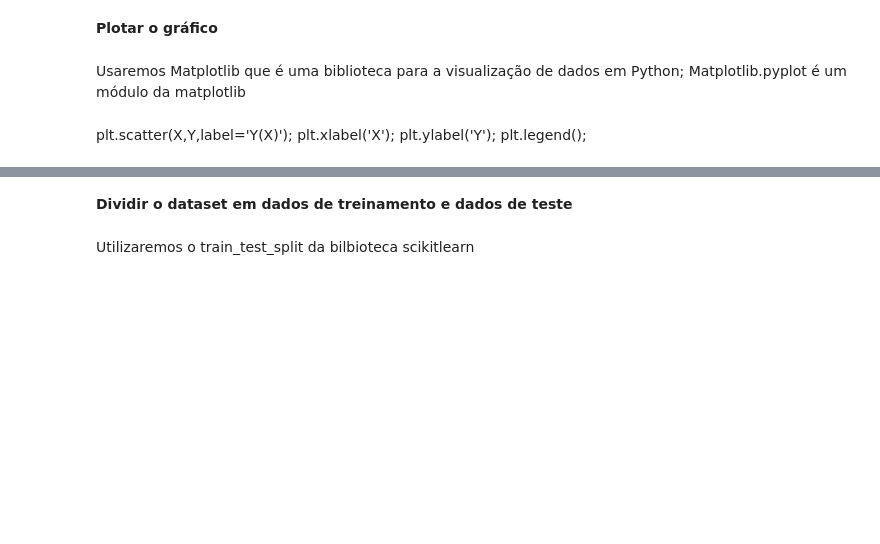
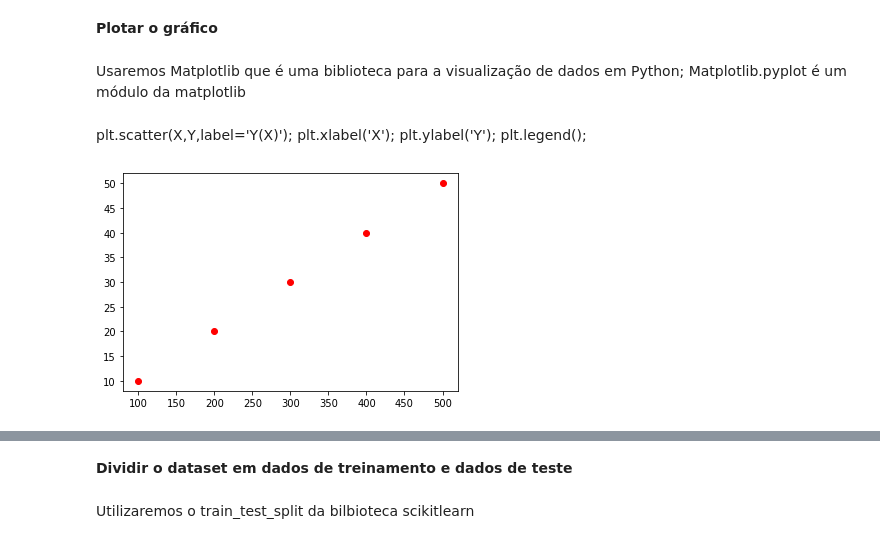
Before and after one commit to leonardorsolar/intelligence-artificial, a Jupyter notebook: RegressaoLinear.ipynb, the cells around one changed output, grey strips where cells are left out. Drawn from its saved outputs; the diff is of its cells as text; code cells hidden in the pictures; blank space fills up the shorter version.

```diff
--- a/RegressaoLinear.ipynb
+++ b/RegressaoLinear.ipynb
@@ -118,4 +25,8 @@ plt.scatter(X,Y,label='Y(X)');
 plt.xlabel('X');
 plt.ylabel('Y');
 plt.legend();
+# %%
+plt.scatter(x,y,color='red');
+# %% [output]
+[figure, added]
 # %%
```
Also changed, not shown: parts of 14 cells of this notebook.
